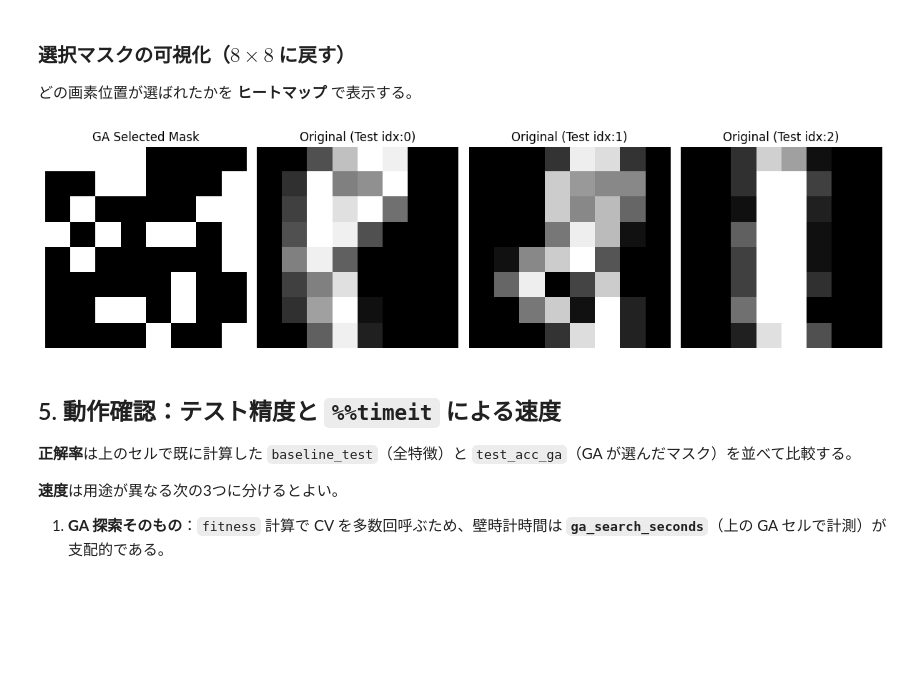
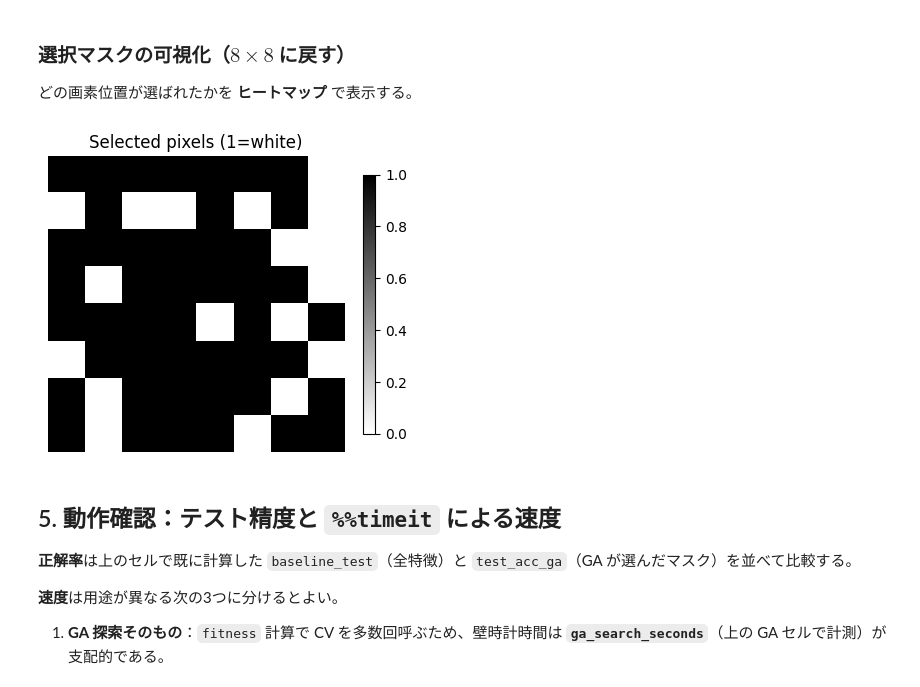
Before and after one commit to strawberrycandy/Submission_invironment, a Jupyter notebook: lecture02_ga_binary.ipynb, the cells around one changed output. Drawn from its saved outputs; the diff is of its cells as text; code cells hidden in the pictures; blank space fills up the shorter version.

```diff
--- a/lecture02_ga_binary.ipynb
+++ b/lecture02_ga_binary.ipynb
@@ -148,7 +148,7 @@ from sklearn.pipeline import Pipeline
 from sklearn.preprocessing import StandardScaler
 from sklearn.svm import LinearSVC
 
-RANDOM_STATE = 50
+RANDOM_STATE = 42
 rng = np.random.default_rng(RANDOM_STATE)
 
 digits = load_digits()
@@ -177,7 +177,7 @@ def make_svm_pipeline() -> Pipeline:
     """標準化後に線形 SVM（LinearSVC）を適用するパイプラインを返す。"""
     return Pipeline(
         [
-           # ("scaler", StandardScaler()),
+            ("scaler", StandardScaler()),
             (
                 "svc",
                 LinearSVC(
@@ -423,7 +396,7 @@ def run_ga_binary_feature_selection(
 CV は評価のたびに呼ぶため、**世代数・集団サイズ** を大きくしすぎると時間がかかる。
 # %%
 POP_SIZE = 24
-GENERATIONS = 38
+GENERATIONS = 40
 CROSSOVER_PROB = 0.9
 MUTATION_PROB = 0.05
 ELITE_COUNT = 2
@@ -492,24 +465,15 @@ plt.show()
 どの画素位置が選ばれたかを **ヒートマップ** で表示する。
 # %%
 mask_img = best_mask.reshape(8, 8).astype(float)
-fig, axes = plt.subplots(1, 4, figsize=(12, 4))
-
-# GAのマスクを表示
-axes[0].imshow(mask_img, cmap="gray_r", vmin=0, vmax=1)
-axes[0].set_title("GA Selected Mask")
-axes[0].axis("off")
-
-# 元の数字データを3つ表示
-for i in range(3):
-    original_img = X_test[i].reshape(8, 8)
-    axes[i+1].imshow(original_img, cmap="gray")
-    axes[i+1].set_title(f"Original (Test idx:{i})")
-    axes[i+1].axis("off")
-
+plt.figure(figsize=(4, 4))
+plt.imshow(mask_img, cmap="gray_r", vmin=0, vmax=1)
+plt.title("Selected pixels (1=white)")
+plt.colorbar(shrink=0.7)
+plt.axis("off")
 plt.tight_layout()
 plt.show()
 # %% [output]
-[figure, old version]
+[figure, new version]
 # %% [markdown]
 ## 5. 動作確認：テスト精度と `%%timeit` による速度
 
```
Also changed, not shown: parts of 11 cells of this notebook.
